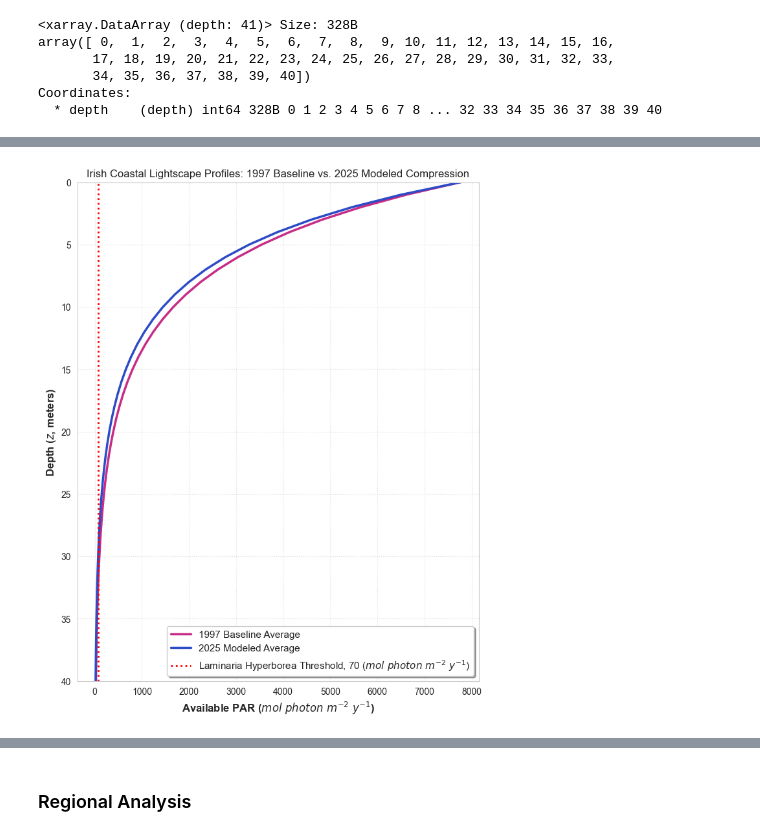
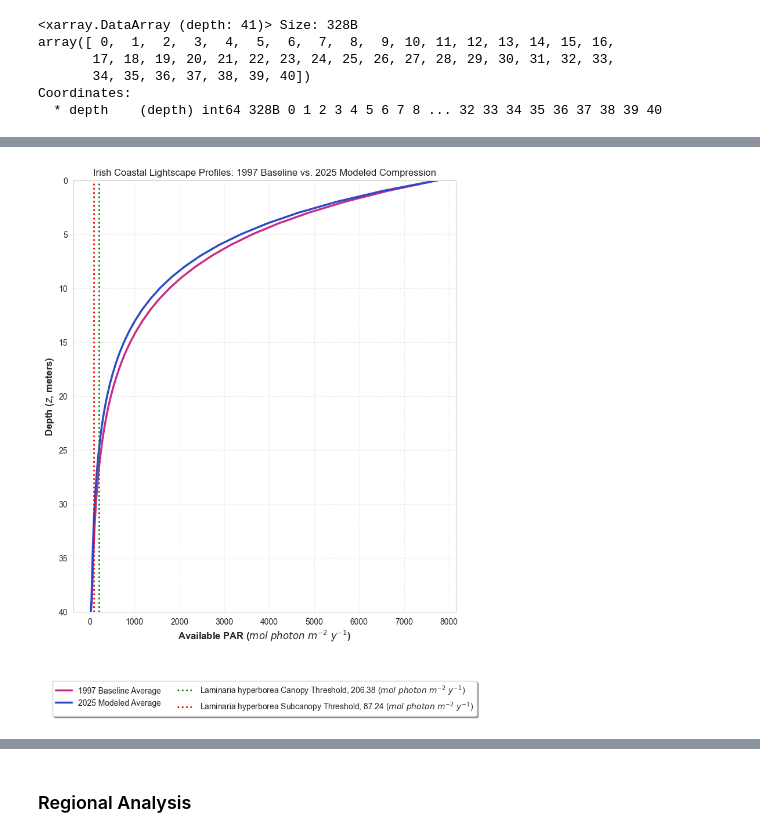
Before and after one commit to hannah-doran/ISOLUME_Doran, a Jupyter notebook: Plan4.ipynb, the cells around one changed output, grey strips where cells are left out. Drawn from its saved outputs; the diff is of its cells as text; code cells hidden in the pictures.

Commit message:
Commit June 15th 2026 - Finished Plan 4 with maps, histograms, and summary statistics

```diff
--- a/Plan4.ipynb
+++ b/Plan4.ipynb
@@ -1441,8 +1663,16 @@ iz_2025 = coast_surfPAR_mol['surface_PAR'] * np.exp(-kdpar_2025_modeled * z)
+# %%
+z_bath = np.abs(coast_bath['elevation'])
+
+is_above_seafloor_1997 = iz_1997.coords['depth'] <= z_bath
+is_above_seafloor_2025 = iz_2025.coords['depth'] <= z_bath
+
+iz_1997_masked = iz_1997.where(is_above_seafloor_1997)
+iz_2025_masked = iz_2025.where(is_above_seafloor_2025)
 # %%
 lightscape_profiles = xr.Dataset(
     data_vars={
-        'I_1997': iz_1997,
-        'I_2025': iz_2025
+        'I_1997': iz_1997_masked,
+        'I_2025': iz_2025_masked
     }
 )
 # %%
@@ -1458,26 +1688,36 @@ avg_I_2025 = lightscape_profiles['I_2025'].mean(dim=['y','x'])
 # %%
 fig, ax = plt.subplots(figsize=(8,10))
 
 x_1997 = avg_I_1997.squeeze()
 x_2025 = avg_I_2025.squeeze()
 
 ax.plot(x_1997, x_1997.coords['depth'], label='1997 Baseline Average', color = '#C72C86', linewidth = 2.5)
 ax.plot(x_2025, x_2025.coords['depth'], label='2025 Modeled Average', color = '#2C4BC7', linewidth = 2.5)
 
-laminaria_hyperborea_thresh = 70
-ax.axvline(x=laminaria_hyperborea_thresh, color='red',linestyle =':', linewidth =2, label = r'Laminaria Hyperborea Threshold, 70 ($mol\ photon\ m^{-2}\ y^{-1}$)')
 
+ax.axvline(x=true_annual_growth, color='green',linestyle =':', linewidth =2, label = r'Laminaria hyperborea Canopy Threshold, 206.38 ($mol\ photon\ m^{-2}\ y^{-1}$)')
+ax.axvline(x=true_annual_survival, color='red',linestyle =':', linewidth =2, label = r'Laminaria hyperborea Subcanopy Threshold, 87.24 ($mol\ photon\ m^{-2}\ y^{-1}$)')
 ax.invert_yaxis()
 ax.set_ylim(40,0)
 
 ax.set_xlabel(r'Available PAR ($mol\ photon\ m^{-2}\ y^{-1}$)', fontsize=12, fontweight='bold')
 ax.set_ylabel(r'Depth ($z$, meters)', fontsize=12, fontweight='bold')
 ax.set_title("Irish Coastal Lightscape Profiles: 1997 Baseline vs. 2025 Modeled Compression")
 
 ax.grid(True, linestyle=':', alpha=0.6)
-ax.legend(loc='lower right', fontsize=11, frameon=True, shadow=True)
+ax.legend(
+    loc='upper center',
+    bbox_to_anchor=(0.5, -0.15),
+    ncol=2,
+    fontsize=10,
+    frameon=True,
+    shadow=True
+)
 
-plt.savefig('L_Hyperborea_lightscape_profiles.png', dpi=1200)
-plt.show()
+plt.tight_layout()
+fig.subplots_adjust(bottom=0.22)
+
+plt.savefig('L_Hyperborea_lightscape_profiles.png', dpi=1200, bbox_inches='tight')
+plt.show(block=False)
 # %% [output]
-[figure, old version]
+[figure, new version]
```
Also changed, not shown: parts of 75 cells of this notebook, 2 other files.
